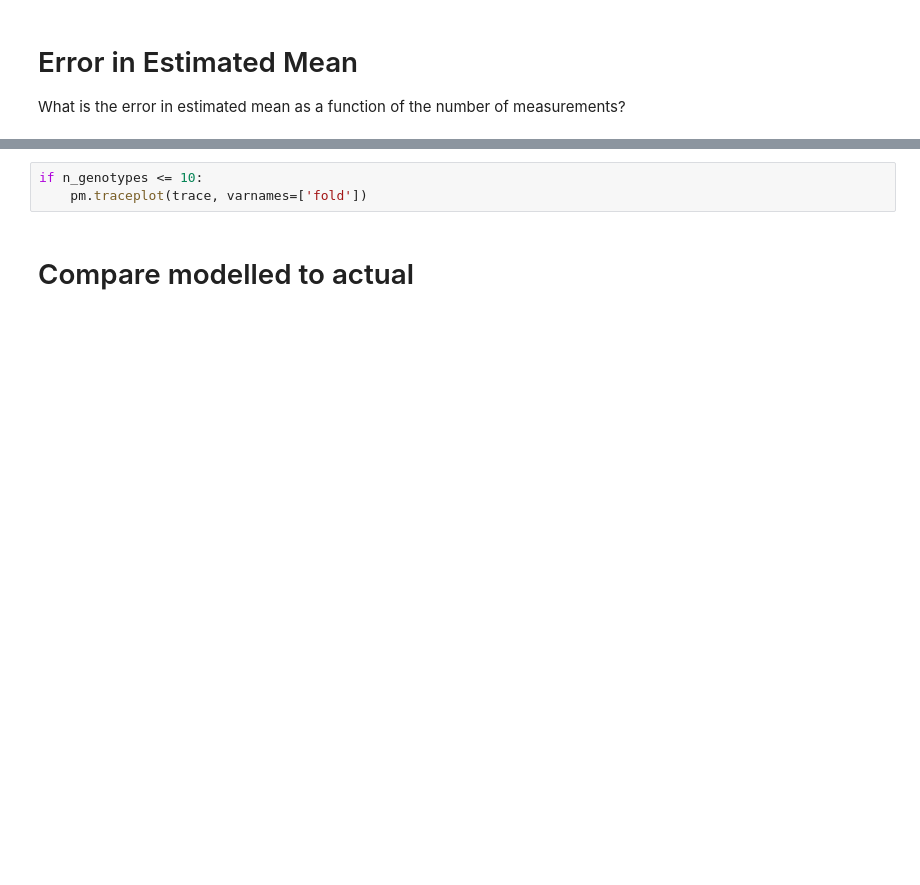
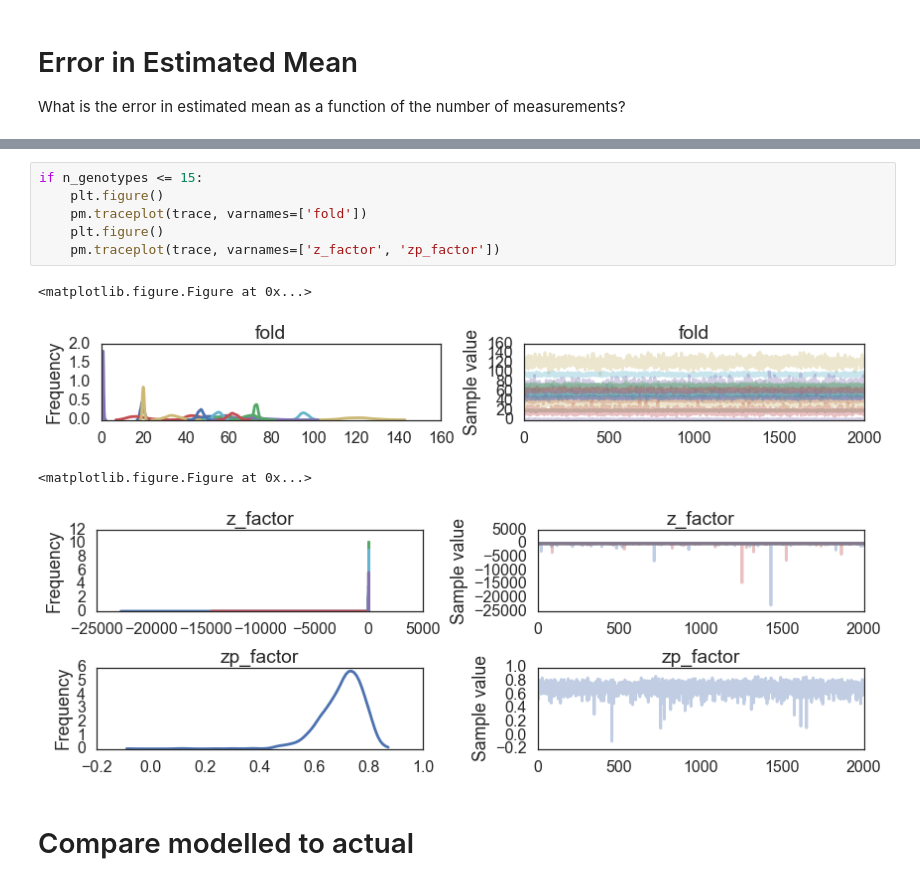
Before and after one commit to ericmjl/bayesian-measurement-paper, a Jupyter notebook: notebooks/simple-96-well.ipynb, the cells around one changed output, grey strips where cells are left out. Cells and saved outputs as stored; diff of their text form; blank space fills up the shorter version.

```diff
--- a/notebooks/simple-96-well.ipynb
+++ b/notebooks/simple-96-well.ipynb
@@ -150,6 +263,14 @@ if n_genotypes >= 500:
 # %%
-if n_genotypes <= 10:
+if n_genotypes <= 15:
+    plt.figure()
     pm.traceplot(trace, varnames=['fold'])
+    plt.figure()
+    pm.traceplot(trace, varnames=['z_factor', 'zp_factor'])
+# %% [output]
+<matplotlib.figure.Figure at 0x...>
+[figure, added]
+<matplotlib.figure.Figure at 0x...>
+[figure, added]
 # %% [markdown]
 # Compare modelled to actual
 # %%
```
Also changed, not shown: parts of 28 cells of this notebook, 1 other file.
